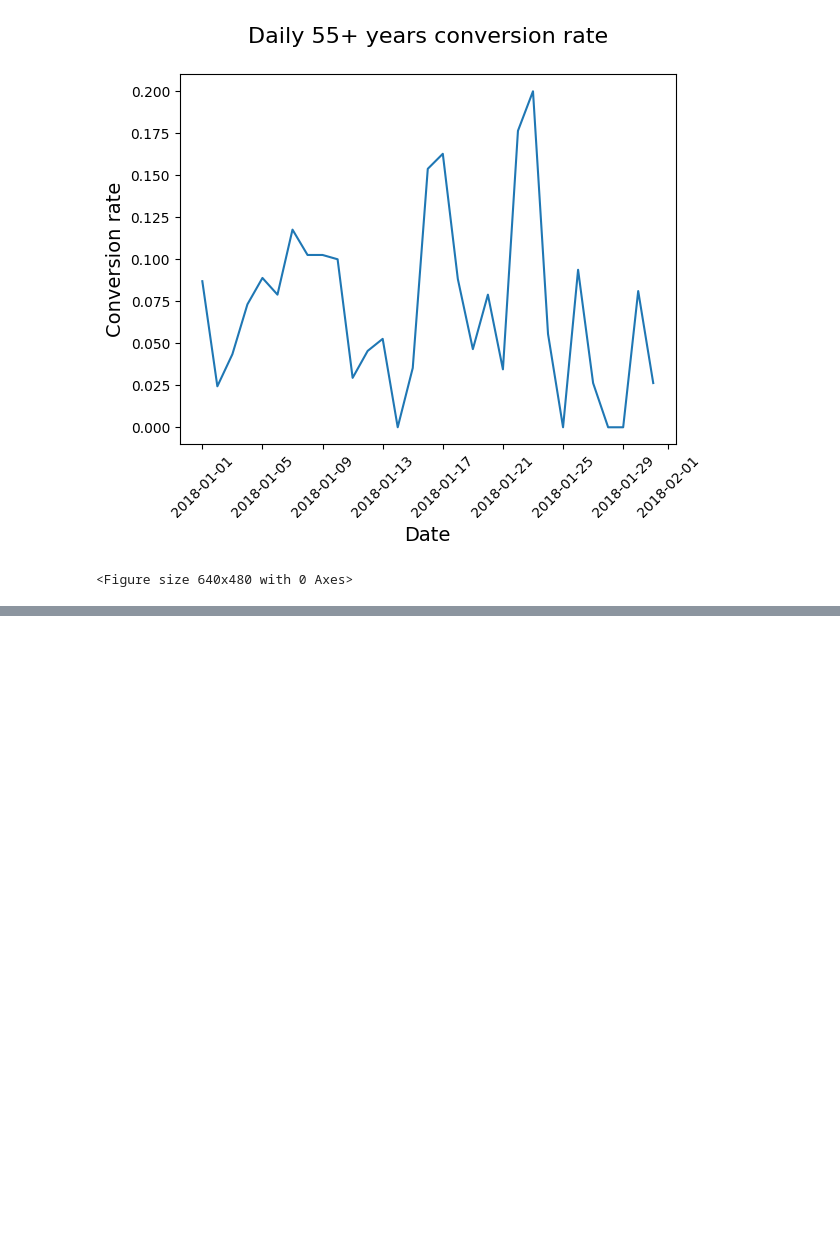
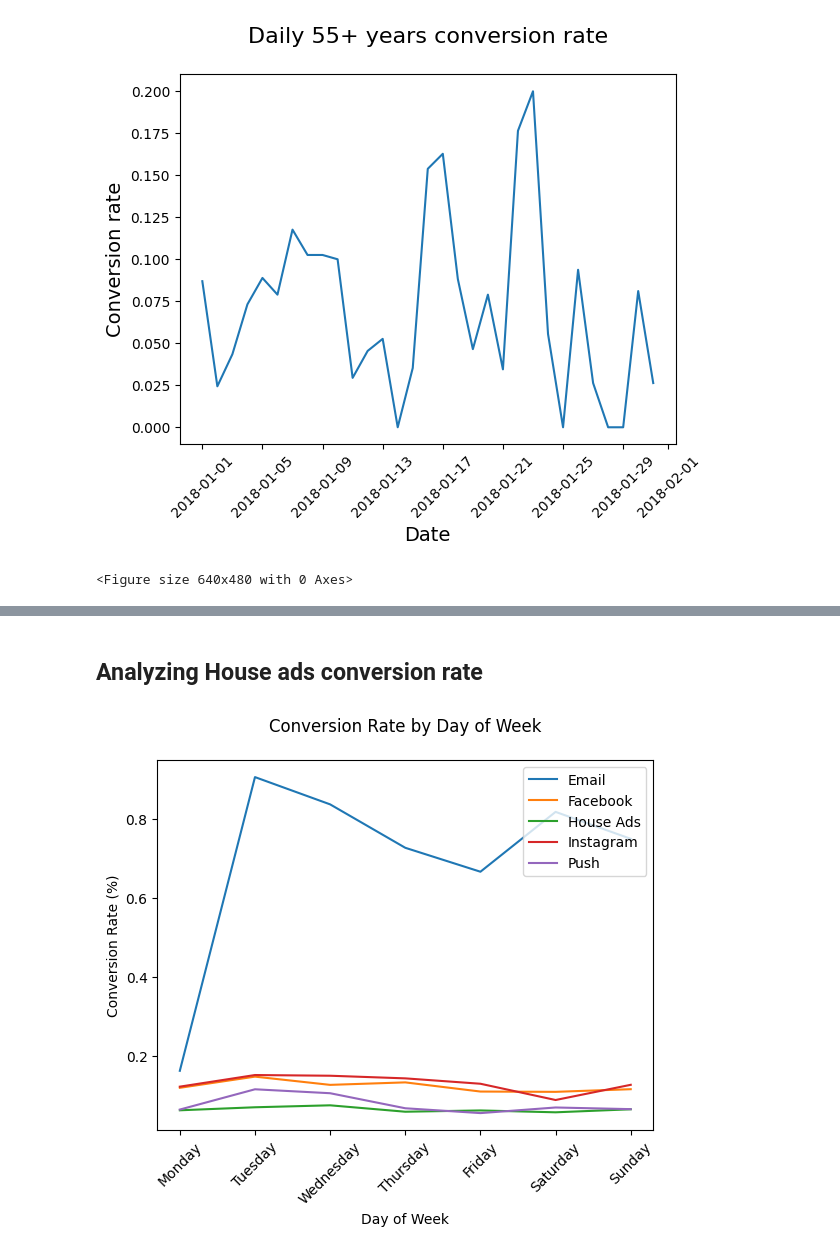
Before and after one commit to shannontorcato/analyzing-marketing-campaign, a Jupyter notebook: main.ipynb, the cells around one changed output, grey strips where cells are left out. Saved outputs shown, nothing was run; the diff lists cells and outputs as text; code cells hidden in the pictures; blank space fills up the shorter version.

```diff
--- a/main.ipynb
+++ b/main.ipynb
@@ -388,0 +407,25 @@ plotting_conv(age_group_df)
+# %% [markdown]
+## Analyzing House ads conversion rate
+# %%
+# Add day of week column to marketing
+marketing['DoW_served'] = marketing['date_served'].dt.dayofweek
+
+# Calculate conversion rate by day of week
+DoW_conversion = conversion_rate(marketing, ['DoW_served', 'marketing_channel'])
+
+# Unstack DoW_conversion and create a DataFrame
+DoW_df = pd.DataFrame(DoW_conversion.unstack(level=1))
+
+# Plot conversion rate by day of week
+DoW_df.plot()
+plt.title('Conversion Rate by Day of Week\n')
+plt.xlabel('Day of Week')
+plt.ylabel('Conversion Rate (%)')
+x_ticks = [0, 1, 2, 3, 4, 5, 6]
+DoW_name = ['Monday', 'Tuesday', 'Wednesday', 'Thursday', 'Friday', 'Saturday', 'Sunday']
+plt.xticks(x_ticks, DoW_name, rotation = 45)
+plt.legend(loc = 'upper right',
+            labels = DoW_df.columns.values)
+plt.show()
+# %% [output]
+[figure, added]
```
Also changed, not shown: parts of 21 cells of this notebook.
